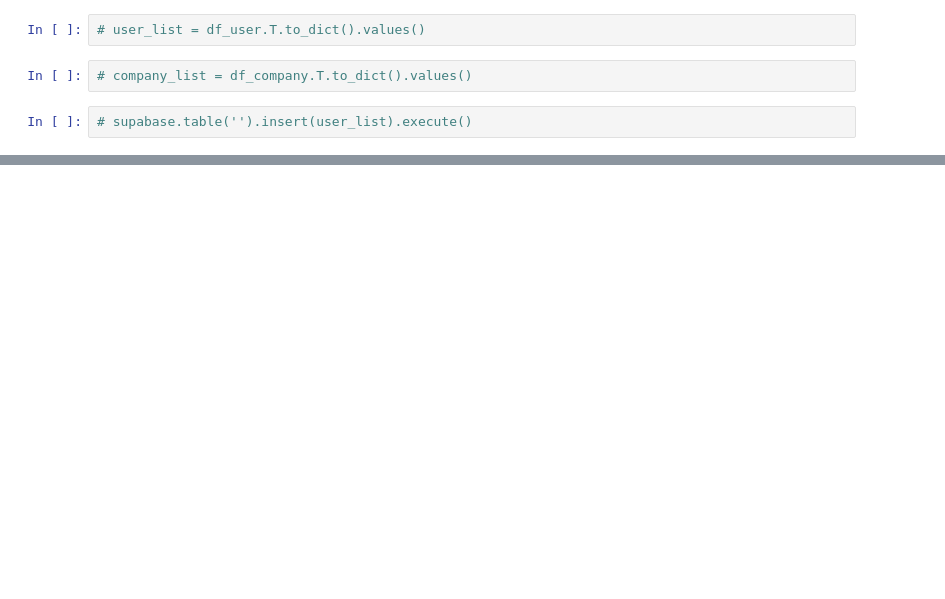
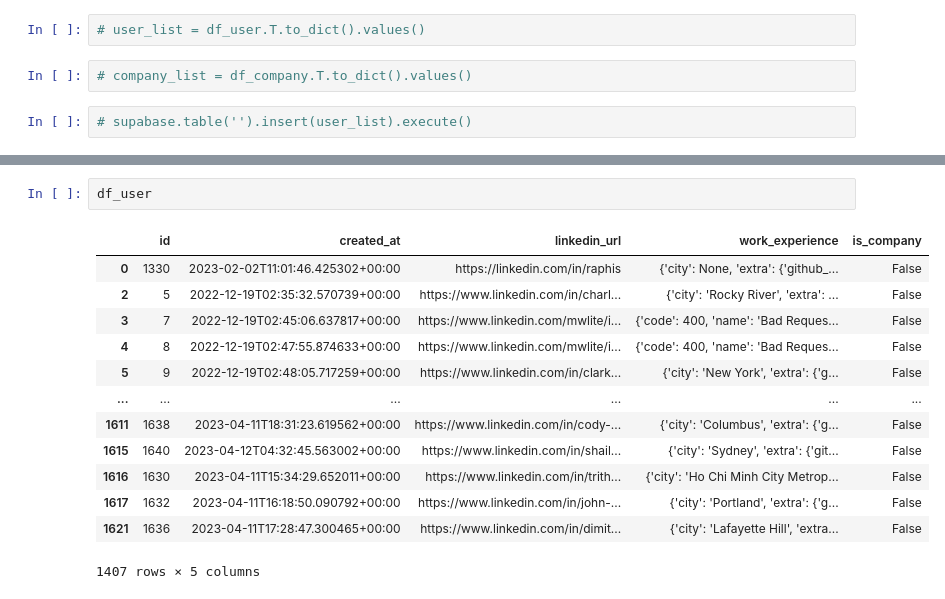
Before and after one commit to nicholascarlin/li-ai, a Jupyter notebook: py-data/company_migration.ipynb, the cells around one changed output, grey strips where cells are left out. Saved outputs shown, nothing was run; the diff lists cells and outputs as text; blank space fills up the shorter version.

```diff
--- a/py-data/company_migration.ipynb
+++ b/py-data/company_migration.ipynb
@@ -72,0 +129,16 @@ df.head()
+# %%
+df_user
+# %% [output]
+|  | id | created_at | linkedin_url | work_experience | is_company |
+| 0 | 1330 | 2023-02-02T11:01:46.425302+00:00 | https://linkedin.com/in/raphis | {'city': None, 'extra': {'github_... | False |
+| 2 | 5 | 2022-12-19T02:35:32.570739+00:00 | https://www.linkedin.com/in/charl... | {'city': 'Rocky River', 'extra': ... | False |
+| 3 | 7 | 2022-12-19T02:45:06.637817+00:00 | https://www.linkedin.com/mwlite/i... | {'code': 400, 'name': 'Bad Reques... | False |
+| 4 | 8 | 2022-12-19T02:47:55.874633+00:00 | https://www.linkedin.com/mwlite/i... | {'code': 400, 'name': 'Bad Reques... | False |
+| 5 | 9 | 2022-12-19T02:48:05.717259+00:00 | https://www.linkedin.com/in/clark... | {'city': 'New York', 'extra': {'g... | False |
+| ... | ... | ... | ... | ... | ... |
+| 1611 | 1638 | 2023-04-11T18:31:23.619562+00:00 | https://www.linkedin.com/in/cody-... | {'city': 'Columbus', 'extra': {'g... | False |
+| 1615 | 1640 | 2023-04-12T04:32:45.563002+00:00 | https://www.linkedin.com/in/shail... | {'city': 'Sydney', 'extra': {'git... | False |
+| 1616 | 1630 | 2023-04-11T15:34:29.652011+00:00 | https://www.linkedin.com/in/trith... | {'city': 'Ho Chi Minh City Metrop... | False |
+| 1617 | 1632 | 2023-04-11T16:18:50.090792+00:00 | https://www.linkedin.com/in/john-... | {'city': 'Portland', 'extra': {'g... | False |
+| 1621 | 1636 | 2023-04-11T17:28:47.300465+00:00 | https://www.linkedin.com/in/dimit... | {'city': 'Lafayette Hill', 'extra... | False |
+1407 rows × 5 columns
```
Also changed, not shown: parts of 15 cells of this notebook, 3 other files.
